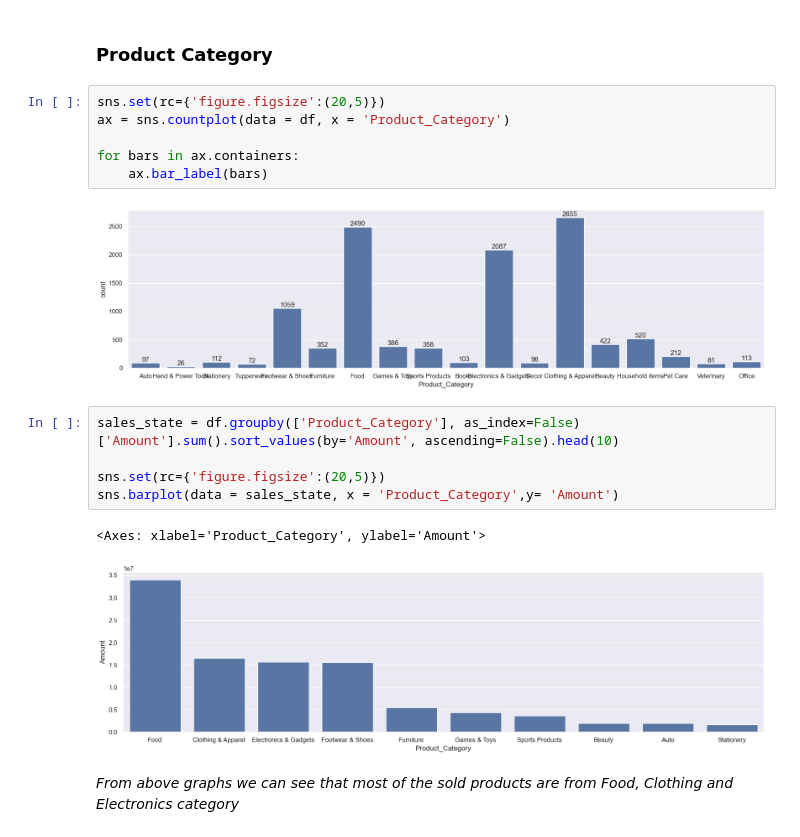
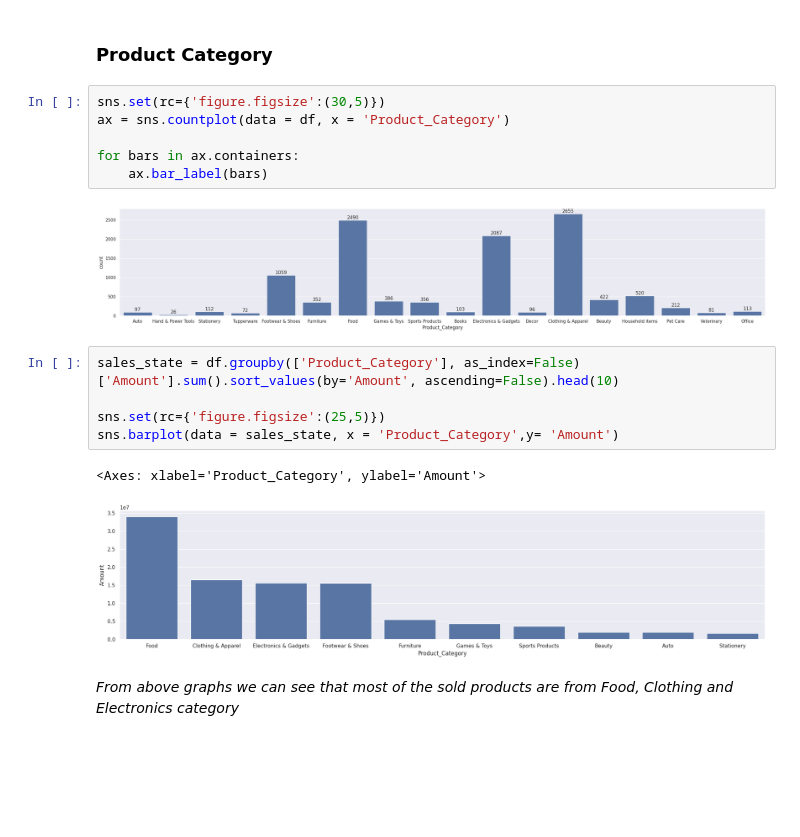
Before and after one commit to bandanaprakash/finalYearProject, a Jupyter notebook: MarketMinder| Real-Time Market Analysis and Fraud Defense/Task1_Insights-Driven_sales-main/Insights-Driven sales.ipynb, the cells around one changed output. Saved outputs shown, nothing was run; the diff lists cells and outputs as text; blank space fills up the shorter version.

```diff
--- a/MarketMinder| Real-Time Market Analysis and Fraud Defense/Task1_Insights-Driven_sales-main/Insights-Driven sales.ipynb
+++ b/MarketMinder| Real-Time Market Analysis and Fraud Defense/Task1_Insights-Driven_sales-main/Insights-Driven sales.ipynb
@@ -261,21 +262,21 @@ sns.barplot(data = sales_state, x = 'Occupation',y= 'Amount')
 # %% [markdown]
 ### Product Category
 # %%
-sns.set(rc={'figure.figsize':(20,5)})
+sns.set(rc={'figure.figsize':(30,5)})
 ax = sns.countplot(data = df, x = 'Product_Category')
 
 for bars in ax.containers:
     ax.bar_label(bars)
 # %% [output]
-[figure, old version]
+[figure, new version]
 # %%
 sales_state = df.groupby(['Product_Category'], as_index=False)['Amount'].sum().sort_values(by='Amount', ascending=False).head(10)
 
-sns.set(rc={'figure.figsize':(20,5)})
+sns.set(rc={'figure.figsize':(25,5)})
 sns.barplot(data = sales_state, x = 'Product_Category',y= 'Amount')
 # %% [output]
 <Axes: xlabel='Product_Category', ylabel='Amount'>
-[figure, old version]
+[figure, new version]
 # %% [markdown]
 *From above graphs we can see that most of the sold products are from Food, Clothing and Electronics category*
 # %%
```
Also changed, not shown: parts of 3 cells of this notebook.
